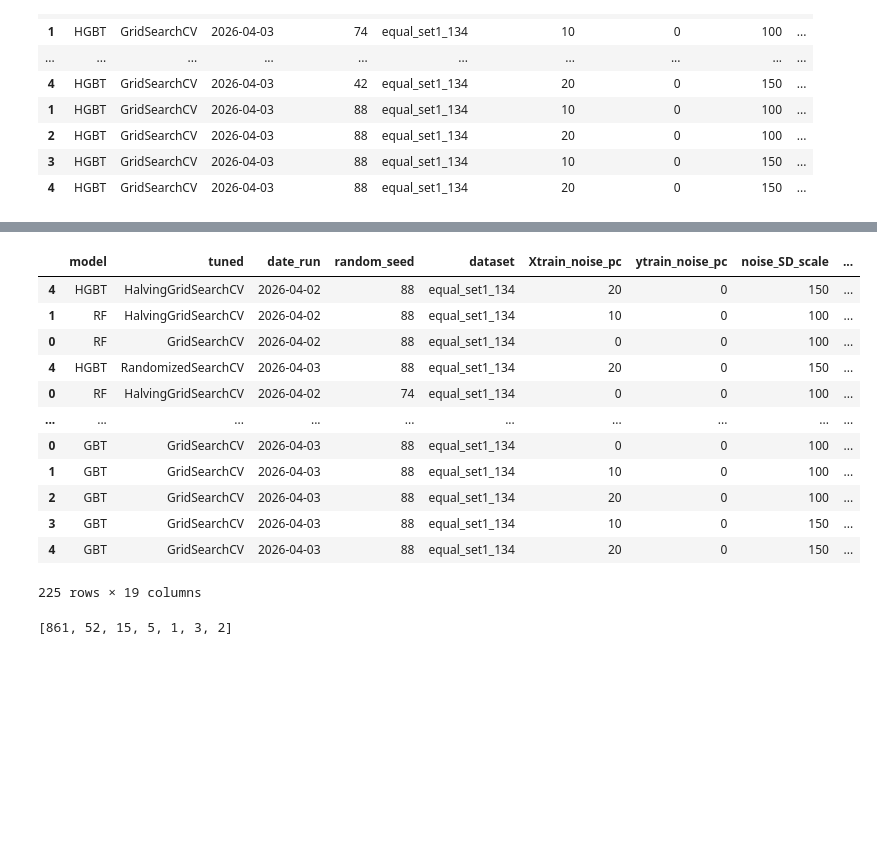
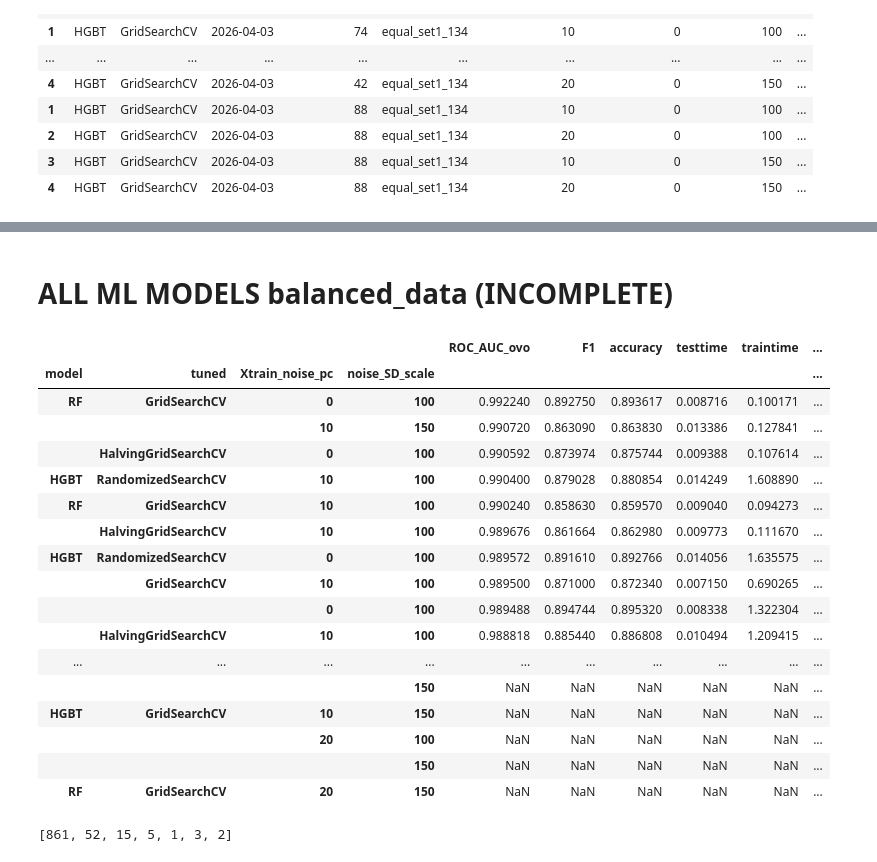
Before and after one commit to FlicAnderson/RSE-personas, a Jupyter notebook: githubanalysis/notebooks/SERS26-ML.ipynb, the cells around one changed output, grey strips where cells are left out. Drawn from its saved outputs; the diff is of its cells as text; code cells hidden in the pictures; blank space fills up the shorter version.

```diff
--- a/githubanalysis/notebooks/SERS26-ML.ipynb
+++ b/githubanalysis/notebooks/SERS26-ML.ipynb
@@ -1701,36 +1699,53 @@ equal_set1_134_NOISE_GBT_Grid_df.sort_values(["ROC_AUC_ovo"], ascending=False)
+# %% [markdown]
+# ALL ML MODELS balanced_data (INCOMPLETE)
 # %%
 # UNITE!
 equal_set1_134_models_df = pd.concat([
     # RF:
     equal_set1_134_NOISE_RF_Random_df,
     equal_set1_134_NOISE_RF_Halving_df,
     equal_set1_134_NOISE_RF_Grid_df,
     # HGBT:
     equal_set1_134_NOISE_HGBT_Random_df,
     equal_set1_134_NOISE_HGBT_Halving_df,
     equal_set1_134_NOISE_HGBT_Grid_df,
     # GBT
     equal_set1_134_NOISE_GBT_Random_df,
     equal_set1_134_NOISE_GBT_Halving_df,
     equal_set1_134_NOISE_GBT_Grid_df,
 ])
 
 equal_set1_134_models_df['totalTTtime'] =  equal_set1_134_models_df["traintime"] + equal_set1_134_models_df['testtime'] # in seconds
-equal_set1_134_models_df.sort_values(by=["ROC_AUC_ovo"], ascending=[False])
+
+#     "paramsearchtime"
+#     "traintime"
+#     "testtime"
+#     "accuracy"
+#     "out_of_bag_error"
+#     "F1"
+#     "ROC_AUC_ovo"
+
+equal_set1_134_models_df.groupby(["model", "tuned", "Xtrain_noise_pc", "noise_SD_scale"])[["ROC_AUC_ovo", "F1", "accuracy", "testtime", "traintime", "paramsearchtime"]].mean().sort_values(by=["ROC_AUC_ovo"], ascending=[False])
+#equal_set1_134_models_df.sort_values(by=["ROC_AUC_ovo"], ascending=[False])
 # %% [output]
-|  | model | tuned | date_run | random_seed | dataset | Xtrain_noise_pc | ytrain_noise_pc | noise_SD_scale | ... |
-| 4 | HGBT | HalvingGridSearchCV | 2026-04-02 | 88 | equal_set1_134 | 20 | 0 | 150 | ... |
-| 1 | RF | HalvingGridSearchCV | 2026-04-02 | 88 | equal_set1_134 | 10 | 0 | 100 | ... |
-| 0 | RF | GridSearchCV | 2026-04-02 | 88 | equal_set1_134 | 0 | 0 | 100 | ... |
-| 4 | HGBT | RandomizedSearchCV | 2026-04-03 | 88 | equal_set1_134 | 20 | 0 | 150 | ... |
-| 0 | RF | HalvingGridSearchCV | 2026-04-02 | 74 | equal_set1_134 | 0 | 0 | 100 | ... |
+|  |  |  |  | ROC_AUC_ovo | F1 | accuracy | testtime | traintime | ... |
+| model | tuned | Xtrain_noise_pc | noise_SD_scale |  |  |  |  |  | ... |
+| RF | GridSearchCV | 0 | 100 | 0.992240 | 0.892750 | 0.893617 | 0.008716 | 0.100171 | ... |
+|  |  | 10 | 150 | 0.990720 | 0.863090 | 0.863830 | 0.013386 | 0.127841 | ... |
+|  | HalvingGridSearchCV | 0 | 100 | 0.990592 | 0.873974 | 0.875744 | 0.009388 | 0.107614 | ... |
+| HGBT | RandomizedSearchCV | 10 | 100 | 0.990400 | 0.879028 | 0.880854 | 0.014249 | 1.608890 | ... |
+| RF | GridSearchCV | 10 | 100 | 0.990240 | 0.858630 | 0.859570 | 0.009040 | 0.094273 | ... |
+|  | HalvingGridSearchCV | 10 | 100 | 0.989676 | 0.861664 | 0.862980 | 0.009773 | 0.111670 | ... |
+| HGBT | RandomizedSearchCV | 0 | 100 | 0.989572 | 0.891610 | 0.892766 | 0.014056 | 1.635575 | ... |
+|  | GridSearchCV | 10 | 100 | 0.989500 | 0.871000 | 0.872340 | 0.007150 | 0.690265 | ... |
+|  |  | 0 | 100 | 0.989488 | 0.894744 | 0.895320 | 0.008338 | 1.322304 | ... |
+|  | HalvingGridSearchCV | 10 | 100 | 0.988818 | 0.885440 | 0.886808 | 0.010494 | 1.209415 | ... |
 | ... | ... | ... | ... | ... | ... | ... | ... | ... | ... |
-| 0 | GBT | GridSearchCV | 2026-04-03 | 88 | equal_set1_134 | 0 | 0 | 100 | ... |
-| 1 | GBT | GridSearchCV | 2026-04-03 | 88 | equal_set1_134 | 10 | 0 | 100 | ... |
-| 2 | GBT | GridSearchCV | 2026-04-03 | 88 | equal_set1_134 | 20 | 0 | 100 | ... |
-| 3 | GBT | GridSearchCV | 2026-04-03 | 88 | equal_set1_134 | 10 | 0 | 150 | ... |
-| 4 | GBT | GridSearchCV | 2026-04-03 | 88 | equal_set1_134 | 20 | 0 | 150 | ... |
+|  |  |  | 150 | NaN | NaN | NaN | NaN | NaN | ... |
+| HGBT | GridSearchCV | 10 | 150 | NaN | NaN | NaN | NaN | NaN | ... |
+|  |  | 20 | 100 | NaN | NaN | NaN | NaN | NaN | ... |
+|  |  |  | 150 | NaN | NaN | NaN | NaN | NaN | ... |
+| RF | GridSearchCV | 20 | 150 | NaN | NaN | NaN | NaN | NaN | ... |
-225 rows × 19 columns
 # %%
 #(938*0.91)
 # generate proportional Set1 dataset of size == equal_set1_134_AB
```
Also changed, not shown: parts of 35 cells of this notebook.
